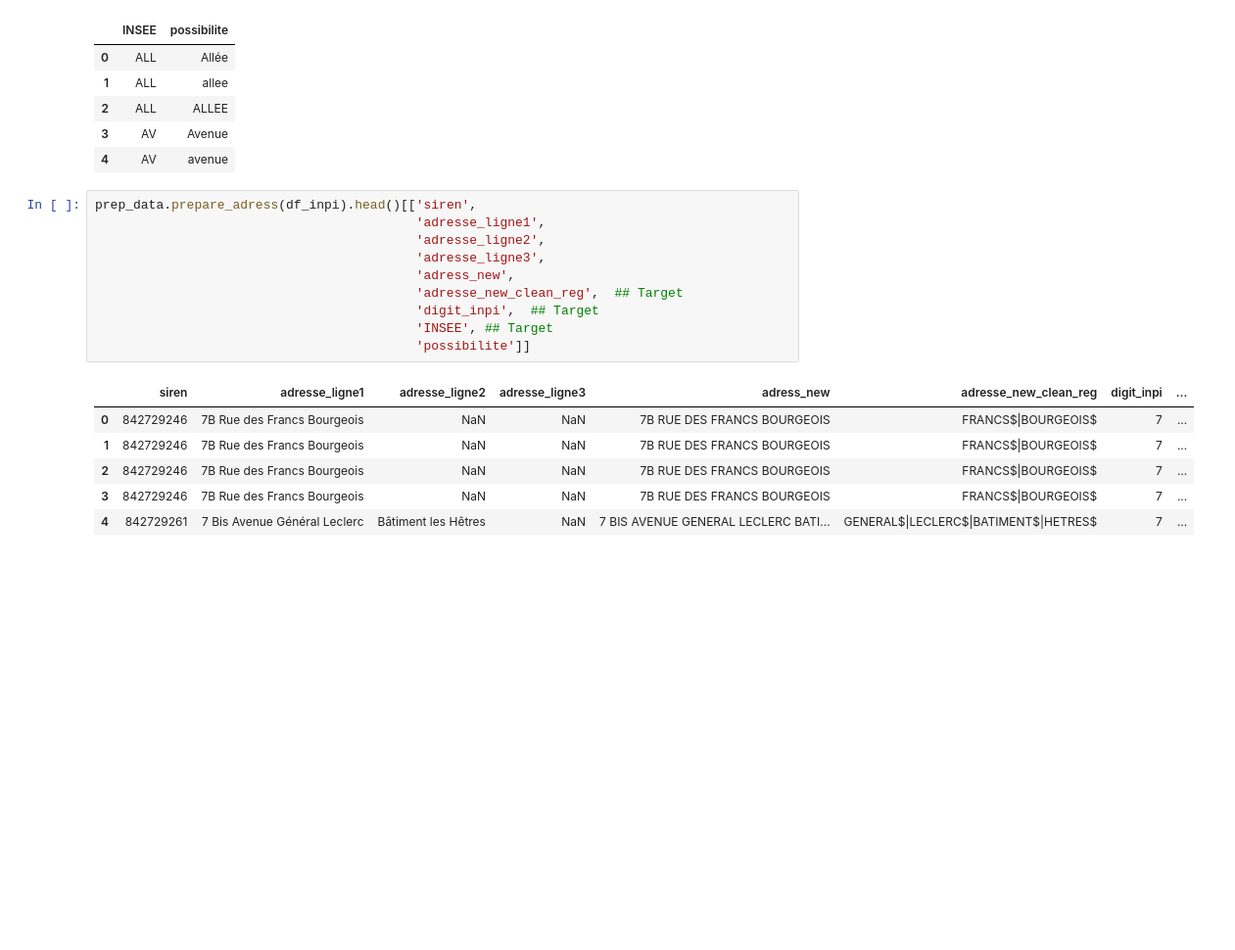
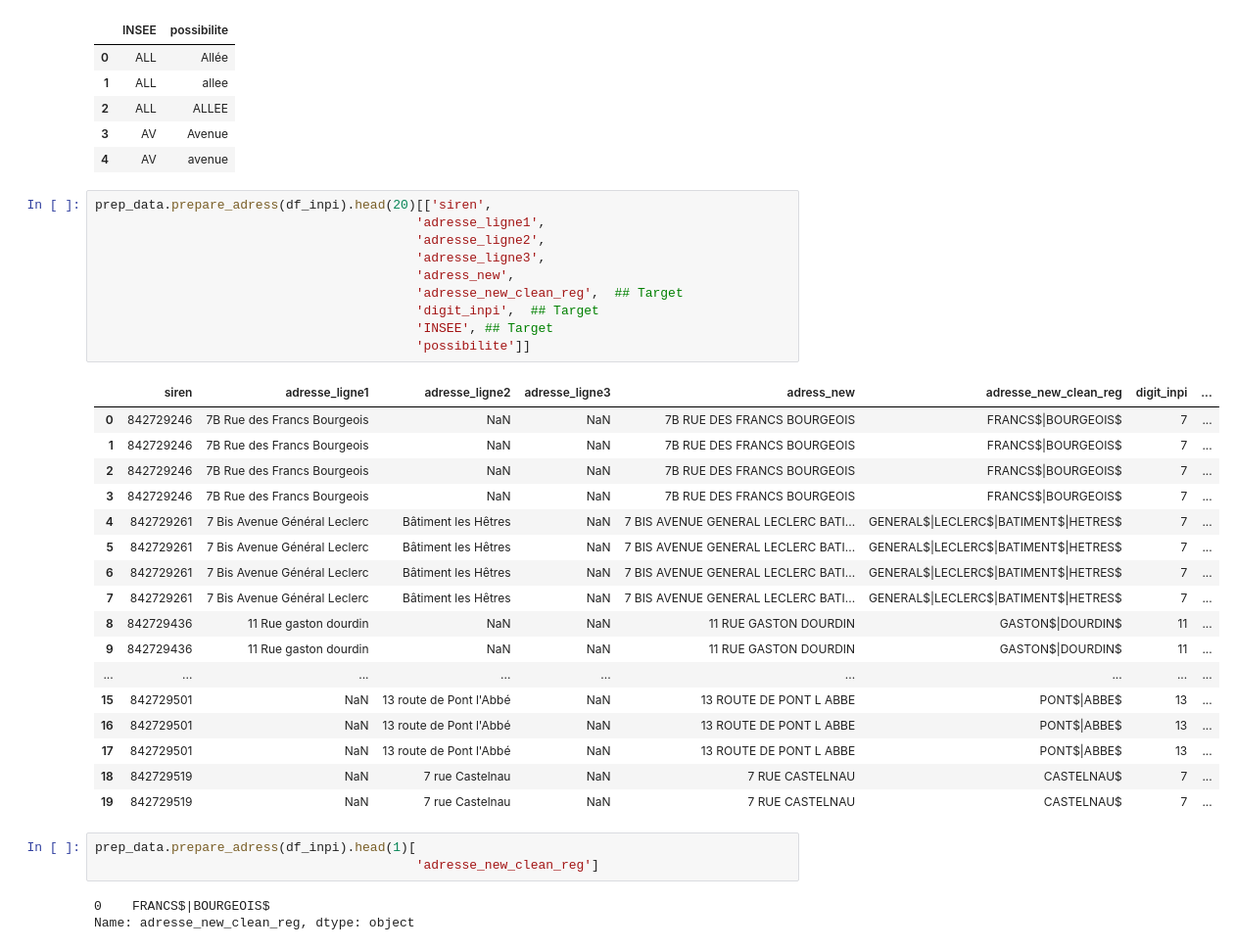
Before and after one commit to thomaspernet/InseeInpi_matching, a Jupyter notebook: US_Datum/Data_example/Notebooks/02_normalise_data.ipynb, the cells around one changed output. Shown at 98% size. Cells and saved outputs as stored; diff of their text form; blank space fills up the shorter version.

```diff
--- a/US_Datum/Data_example/Notebooks/02_normalise_data.ipynb
+++ b/US_Datum/Data_example/Notebooks/02_normalise_data.ipynb
@@ -209,19 +219,36 @@ pd.read_csv(param['voie']).head()
 | 3 | AV | Avenue |
 | 4 | AV | avenue |
 # %%
-prep_data.prepare_adress(df_inpi).head()[['siren',
+prep_data.prepare_adress(df_inpi).head(20)[['siren',
                                           'adresse_ligne1',
                                           'adresse_ligne2',
                                           'adresse_ligne3',
                                           'adress_new',
                                           'adresse_new_clean_reg',  ## Target
                                           'digit_inpi',  ## Target
                                           'INSEE', ## Target
                                           'possibilite']]
 # %% [output]
 |  | siren | adresse_ligne1 | adresse_ligne2 | adresse_ligne3 | adress_new | adresse_new_clean_reg | digit_inpi | ... |
 | 0 | 842729246 | 7B Rue des Francs Bourgeois | NaN | NaN | 7B RUE DES FRANCS BOURGEOIS | FRANCS$|BOURGEOIS$ | 7 | ... |
 | 1 | 842729246 | 7B Rue des Francs Bourgeois | NaN | NaN | 7B RUE DES FRANCS BOURGEOIS | FRANCS$|BOURGEOIS$ | 7 | ... |
 | 2 | 842729246 | 7B Rue des Francs Bourgeois | NaN | NaN | 7B RUE DES FRANCS BOURGEOIS | FRANCS$|BOURGEOIS$ | 7 | ... |
 | 3 | 842729246 | 7B Rue des Francs Bourgeois | NaN | NaN | 7B RUE DES FRANCS BOURGEOIS | FRANCS$|BOURGEOIS$ | 7 | ... |
 | 4 | 842729261 | 7 Bis Avenue Général Leclerc | Bâtiment les Hêtres | NaN | 7 BIS AVENUE GENERAL LECLERC BATI... | GENERAL$|LECLERC$|BATIMENT$|HETRES$ | 7 | ... |
+| 5 | 842729261 | 7 Bis Avenue Général Leclerc | Bâtiment les Hêtres | NaN | 7 BIS AVENUE GENERAL LECLERC BATI... | GENERAL$|LECLERC$|BATIMENT$|HETRES$ | 7 | ... |
+| 6 | 842729261 | 7 Bis Avenue Général Leclerc | Bâtiment les Hêtres | NaN | 7 BIS AVENUE GENERAL LECLERC BATI... | GENERAL$|LECLERC$|BATIMENT$|HETRES$ | 7 | ... |
+| 7 | 842729261 | 7 Bis Avenue Général Leclerc | Bâtiment les Hêtres | NaN | 7 BIS AVENUE GENERAL LECLERC BATI... | GENERAL$|LECLERC$|BATIMENT$|HETRES$ | 7 | ... |
+| 8 | 842729436 | 11 Rue gaston dourdin | NaN | NaN | 11 RUE GASTON DOURDIN | GASTON$|DOURDIN$ | 11 | ... |
+| 9 | 842729436 | 11 Rue gaston dourdin | NaN | NaN | 11 RUE GASTON DOURDIN | GASTON$|DOURDIN$ | 11 | ... |
+| ... | ... | ... | ... | ... | ... | ... | ... | ... |
+| 15 | 842729501 | NaN | 13 route de Pont l'Abbé | NaN | 13 ROUTE DE PONT L ABBE | PONT$|ABBE$ | 13 | ... |
+| 16 | 842729501 | NaN | 13 route de Pont l'Abbé | NaN | 13 ROUTE DE PONT L ABBE | PONT$|ABBE$ | 13 | ... |
+| 17 | 842729501 | NaN | 13 route de Pont l'Abbé | NaN | 13 ROUTE DE PONT L ABBE | PONT$|ABBE$ | 13 | ... |
+| 18 | 842729519 | NaN | 7 rue Castelnau | NaN | 7 RUE CASTELNAU | CASTELNAU$ | 7 | ... |
+| 19 | 842729519 | NaN | 7 rue Castelnau | NaN | 7 RUE CASTELNAU | CASTELNAU$ | 7 | ... |
+# %%
+prep_data.prepare_adress(df_inpi).head(1)[
+                                          'adresse_new_clean_reg']
+# %% [output]
+0    FRANCS$|BOURGEOIS$
+Name: adresse_new_clean_reg, dtype: object
```
Also changed, not shown: parts of 3 cells of this notebook, 1 other file.
